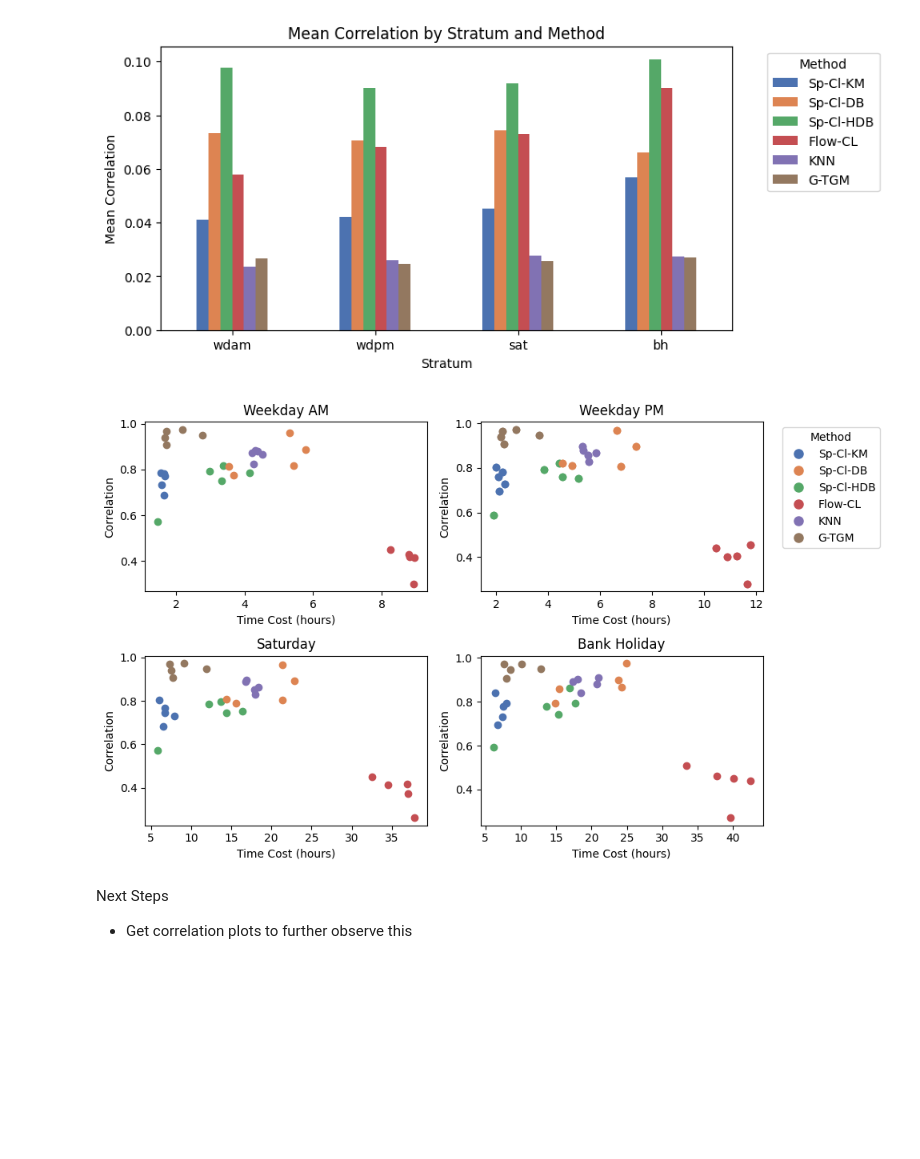
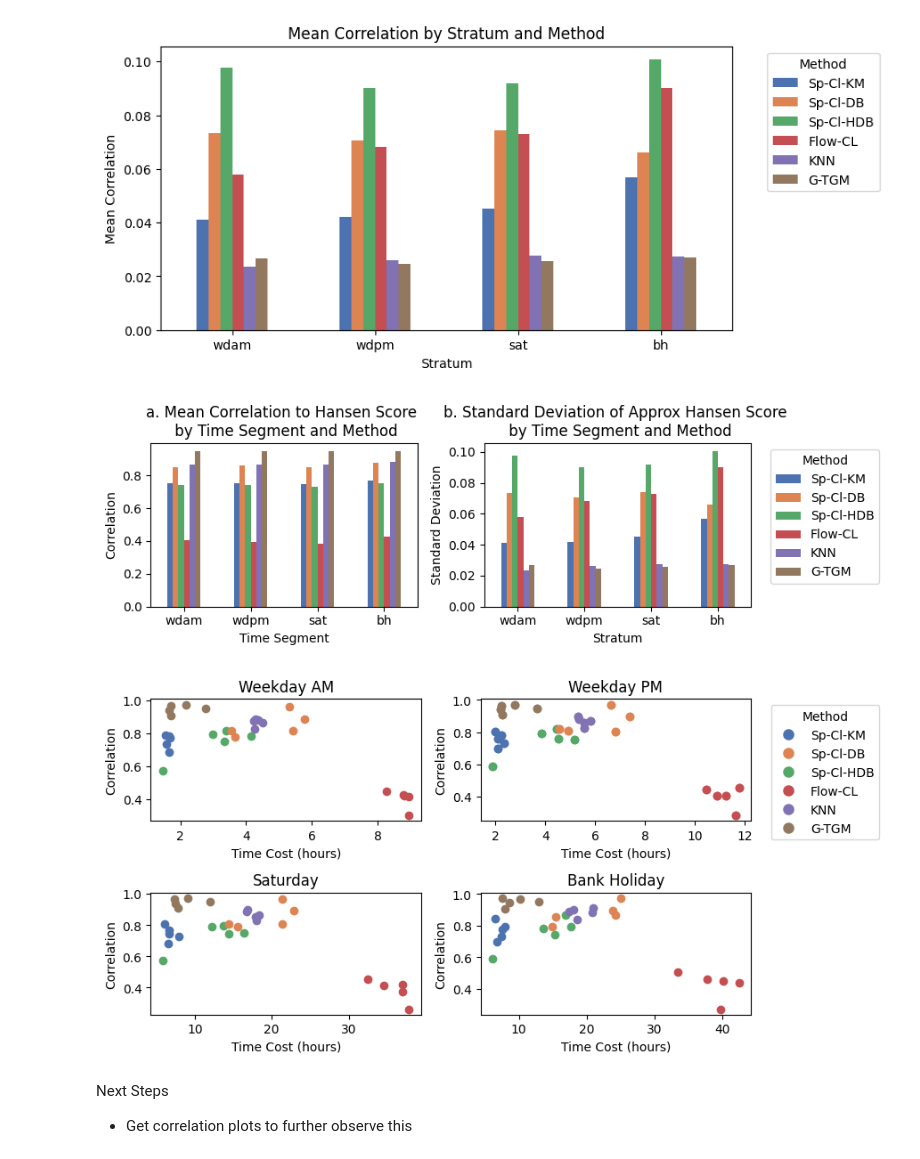
Before and after one commit to cmconlan/efficient_and_dynamic_accessibility_analysis, a Jupyter notebook: 10-analyse-results-chapter-3-part1.ipynb, the cells around one changed output. Cells and saved outputs as stored; diff of their text form; code cells hidden in the pictures; blank space fills up the shorter version.

```diff
--- a/10-analyse-results-chapter-3-part1.ipynb
+++ b/10-analyse-results-chapter-3-part1.ipynb
@@ -9,3 +9,5 @@ import seaborn as sns
 from matplotlib.lines import Line2D
 
 column_mapping = {'KNN_5': 'knn_5', 'KNN_15': 'knn_15', 'KNN_25': 'knn_25'}
+
+outputdir = 'plots/'
@@ -140,43 +134,67 @@ ax.tick_params(axis='x', labelrotation= 0)
 plt.show()
 # %% [output]
 [figure]
+# %%
+fig, ax = plt.subplots(1,2,figsize=(9,3))
+
+grouped.plot(kind='bar', color=methodcolors, ax=ax[0])
+ax[0].set_xlabel('Time Segment')
+ax[0].set_ylabel('Correlation')
+ax[0].set_title('a. Mean Correlation to Hansen Score \n by Time Segment and Method')
+#ax[0].legend(title='Method', bbox_to_anchor=(1.05, 1), loc='upper left')
+ax[0].get_legend().remove()
+ax[0].tick_params(axis='x', labelrotation= 0)
+
+groupedstd.plot(kind='bar', color=methodcolors, ax=ax[1])
+ax[1].set_xlabel('Stratum')
+ax[1].set_ylabel('Standard Deviation')
+ax[1].set_title('b. Standard Deviation of Approx Hansen Score \n by Time Segment and Method')
+ax[1].legend(title='Method', bbox_to_anchor=(1.05, 1), loc='upper left')
+ax[1].tick_params(axis='x', labelrotation= 0)
+
+plt.tight_layout()
+plt.savefig(outputdir+'ch3_mean_std_approx_methods.pdf')
+plt.show()
+# %% [output]
+[figure, added]
 # %%
 legend_handles = []
 for k in method_colour_dict.keys():
     legend_handles.append(Line2D([0], [0], label=k, marker="o", markersize=8, markeredgecolor=method_colour_dict[k], markerfacecolor=method_colour_dict[k], linestyle=''))
 # %%
-fig, ax = plt.subplots(2,2,figsize=(10,6))
+fig, ax = plt.subplots(2,2,figsize=(9,4.5))
 
 for i,r in results_filt[results_filt['stratum'] == 'wdam'].iterrows():
     ax[0,0].scatter(r['cost hours'],r['corr'], c = r['colour'])
     ax[0,0].set_xlabel('Time Cost (hours)')
     ax[0,0].set_ylabel('Correlation')
     ax[0,0].set_title('Weekday AM')
 
 for i,r in results_filt[results_filt['stratum'] == 'wdpm'].iterrows():
     ax[0,1].scatter(r['cost hours'],r['corr'], c = r['colour'])
     ax[0,1].scatter(r['cost hours'],r['corr'], c = r['colour'])
     ax[0,1].set_xlabel('Time Cost (hours)')
     ax[0,1].set_ylabel('Correlation')
     ax[0,1].set_title('Weekday PM')
     ax[0,1].legend(handles=legend_handles,title='Method', bbox_to_anchor=(1.05, 1), loc='upper left')
 
 for i,r in results_filt[results_filt['stratum'] == 'sat'].iterrows():
     ax[1,0].scatter(r['cost hours'],r['corr'], c = r['colour'])
     ax[1,0].set_xlabel('Time Cost (hours)')
     ax[1,0].set_ylabel('Correlation')
     ax[1,0].set_title('Saturday')
 
 for i,r in results_filt[results_filt['stratum'] == 'bh'].iterrows():
     ax[1,1].scatter(r['cost hours'],r['corr'], c = r['colour'])
     ax[1,1].set_xlabel('Time Cost (hours)')
     ax[1,1].set_ylabel('Correlation')
     ax[1,1].set_title('Bank Holiday')
 
 plt.tight_layout()
+plt.savefig(outputdir+'ch3_timecostvscorelation.pdf')
 plt.show()
 # %% [output]
-[figure, old version]
+[figure, new version]
 # %% [markdown]
 Next Steps
 
```
Also changed, not shown: parts of 5 cells of this notebook, 2 other files.
